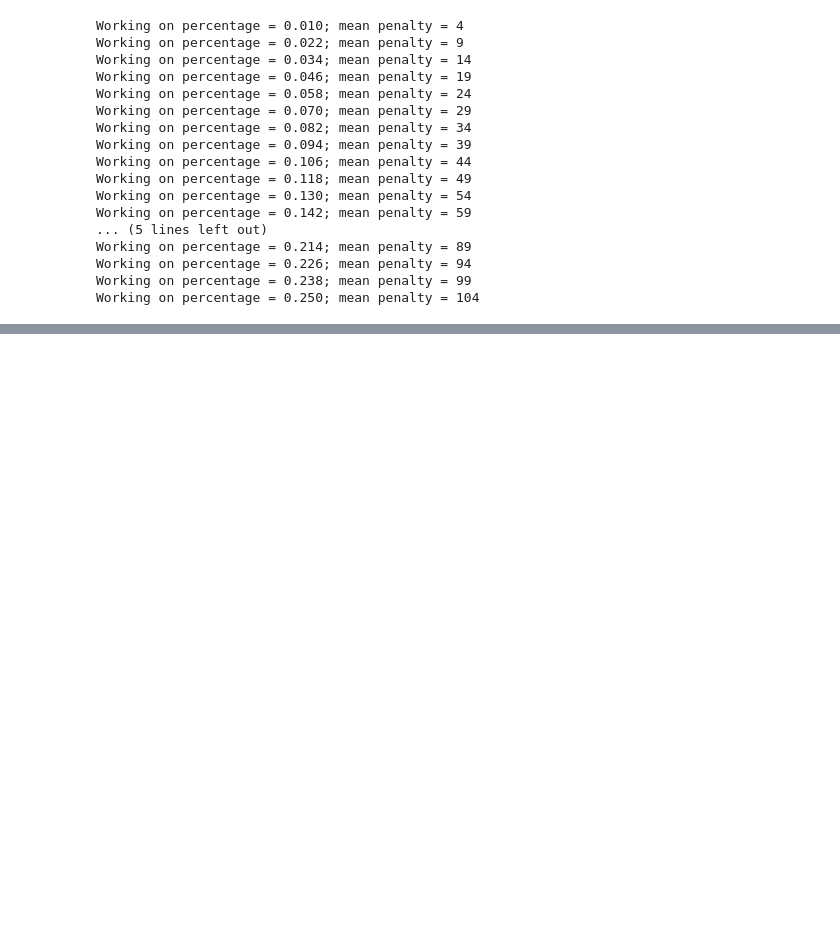
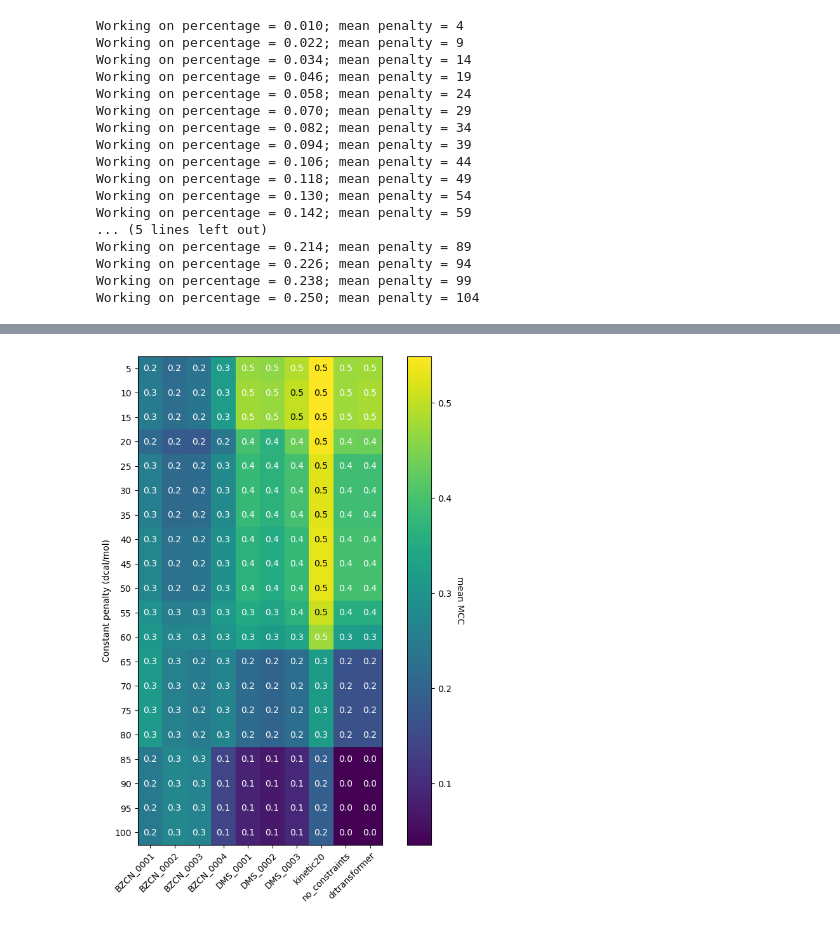
Before and after one commit to ErikPoppleton/kinetic_folder, a Jupyter notebook: SRP.ipynb, the cells around one changed output, grey strips where cells are left out. Drawn from its saved outputs; the diff is of its cells as text; code cells hidden in the pictures; blank space fills up the shorter version.

```diff
--- a/SRP.ipynb
+++ b/SRP.ipynb
@@ -399,0 +445,5 @@ plt.show()
+# %%
+span_penalty_sweep = np.empty((len(penalties), len(shape_data.keys())))
+for i, p in enumerate(penalties):
+    for j, k in enumerate(shape_data.keys()):
+        span_penalty_sweep[i][j] = np.mean([calc_MCC(list_dot_bracket(pred_at_span_pen[p][l])[:l], list_dot_bracket(shape_data[k][l]['mfe'])) for l in list(pred_at_span_pen[5].keys())])
@@ -399,0 +485,20 @@ plt.show()
+# %%
+best  = {
+    "bzcn" : {"pen" : -1, "mcc" : -1},
+    "dms" : {"pen" : -1, "mcc" : -1},
+    "all" : {"pen" : -1, "mcc" : -1}
+}
+print(f"Penalty\tBzCN\tDMS\tAll")
+for i, row in enumerate(cent_sweep):
+    bzcn = np.mean(row[0:5])
+    dms = np.mean(row[5:8])
+    all = np.mean(row[0:8])
+    best['bzcn'] = {"pen" : i, "mcc" : bzcn} if bzcn > best['bzcn']['mcc'] else best['bzcn']
+    best['dms'] = {"pen" : i, "mcc" : dms} if dms > best['dms']['mcc'] else best['dms']
+    best['all'] = {"pen" : i, "mcc" : all} if all > best['all']['mcc'] else best['all']
+    print(f"{percents[i]:.3f}\t{bzcn:.3f}\t{dms:.3f}\t{all:.3f}")
+
+print()
+print("Best!")
+for k, v in best.items():
+    print(f"{k}:\tpenalty={percents[v['pen']]:.3f} MCC={v['mcc']:.3f}")
@@ -399,0 +523,22 @@ plt.show()
+# %%
+fig, ax = plt.subplots(figsize=(10, 10))
+
+im = ax.imshow(span_penalty_sweep, origin='upper')
+ax.set_yticks(np.arange(len(penalties)), penalties)
+ax.set_xticks(np.arange(len(shape_data.keys())), list(shape_data.keys()), rotation=45, ha='right', rotation_mode="anchor")
+ax.set_ylabel('Constant penalty (dcal/mol)')
+
+cbar = ax.figure.colorbar(im, ax=ax)
+cbar.ax.set_ylabel('mean MCC', rotation=-90, va="bottom")
+
+# annotate heatmap
+threshold = im.norm(span_penalty_sweep.max())/2
+kw = dict(horizontalalignment="center",
+          verticalalignment="center")
+textcolors = ["white", "black"]
+for i in range(len(penalty_sweep)):
+    for j in range(len(shape_data.keys())):
+        kw.update(color=textcolors[int(span_penalty_sweep[i, j] > threshold)])
+        text = im.axes.text(j, i, "{:.1f}".format(span_penalty_sweep[i, j]), **kw)
+# %% [output]
+[figure, added]
```
Also changed, not shown: parts of 11 cells of this notebook, 7 other files.
